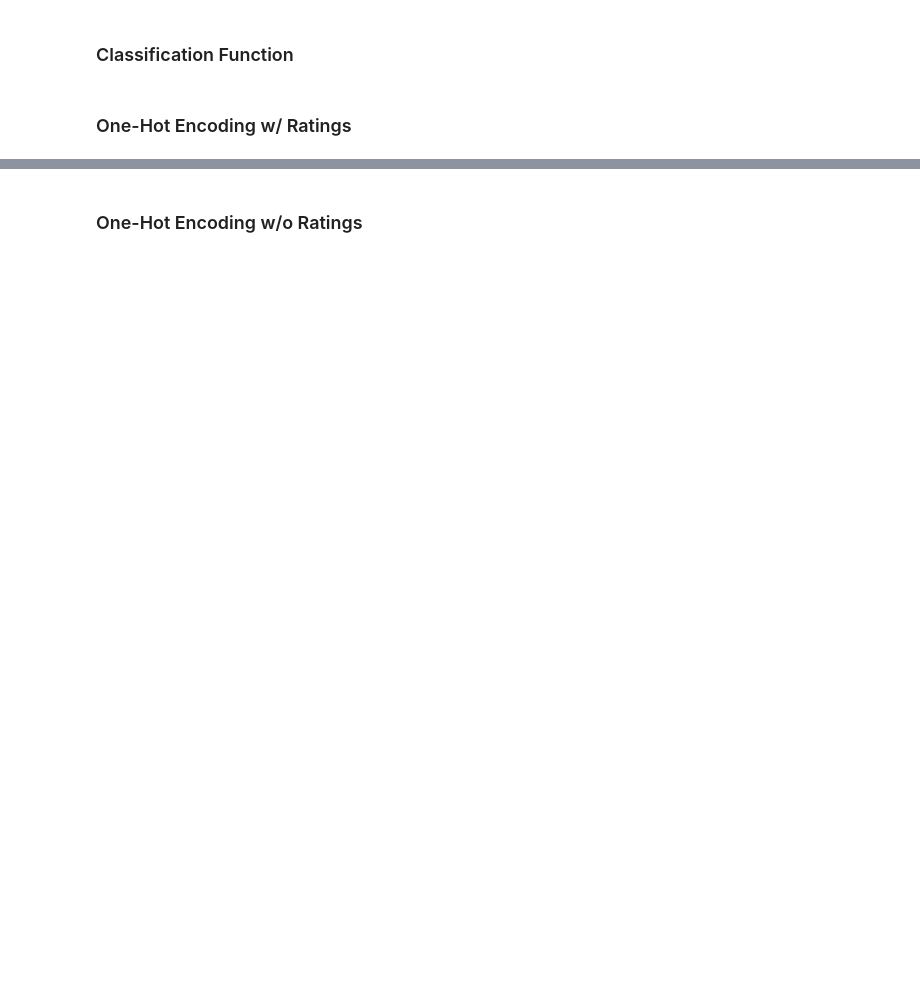
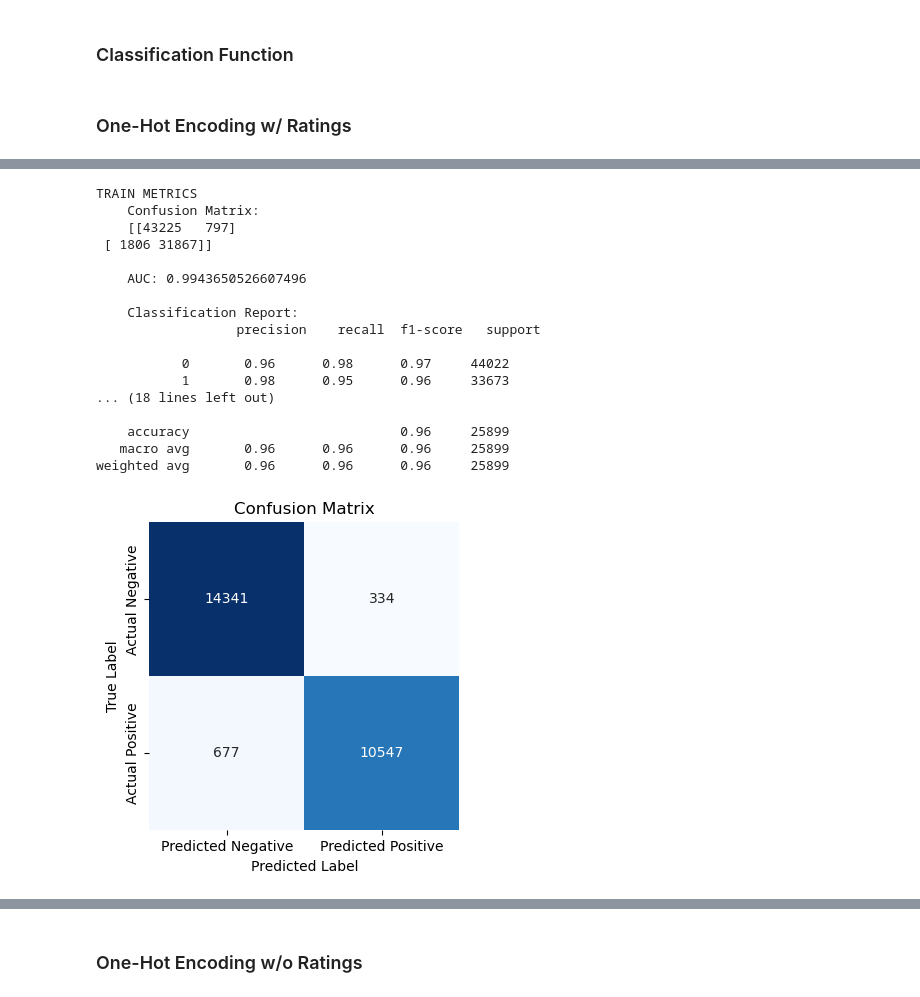
Before and after one commit to martabaker/ds_project_4, a Jupyter notebook: Notebooks/Modeling_Marta.ipynb, the cells around one changed output, grey strips where cells are left out. Saved outputs shown, nothing was run; the diff lists cells and outputs as text; code cells hidden in the pictures; blank space fills up the shorter version.

```diff
--- a/Notebooks/Modeling_Marta.ipynb
+++ b/Notebooks/Modeling_Marta.ipynb
@@ -130,0 +463,28 @@ def classModel(model, X_train, X_test, y_train, y_test):
+# %%
+# Step 2: Init the Model
+svc = Pipeline([
+    ('preprocessor', preprocessor),
+    ('classifier', SVC(probability=True))
+])
+
+# Do Machine Learning
+classModel(svc, X_train, X_test, y_train, y_test)
+# %% [output]
+TRAIN METRICS
+    Confusion Matrix:
+    [[43225   797]
+ [ 1806 31867]]
+
+    AUC: 0.9943650526607496
+
+    Classification Report:
+                  precision    recall  f1-score   support
+
+           0       0.96      0.98      0.97     44022
+           1       0.98      0.95      0.96     33673
+... (18 lines left out)
+
+    accuracy                           0.96     25899
+   macro avg       0.96      0.96      0.96     25899
+weighted avg       0.96      0.96      0.96     25899
+[figure, added]
```
Also changed, not shown: parts of 80 cells of this notebook, 1 other file.
